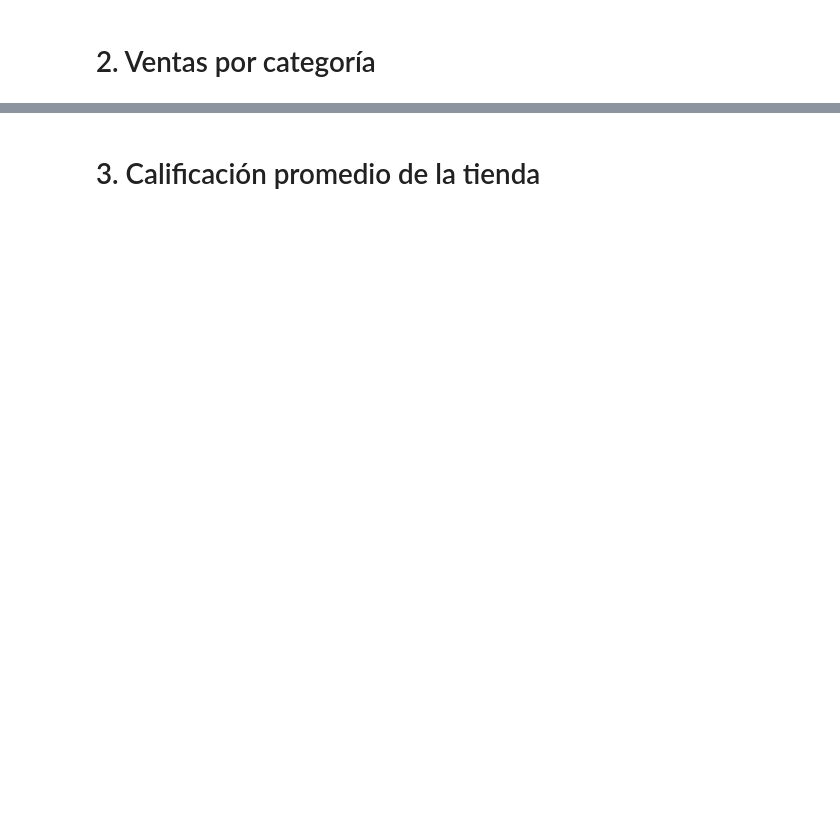
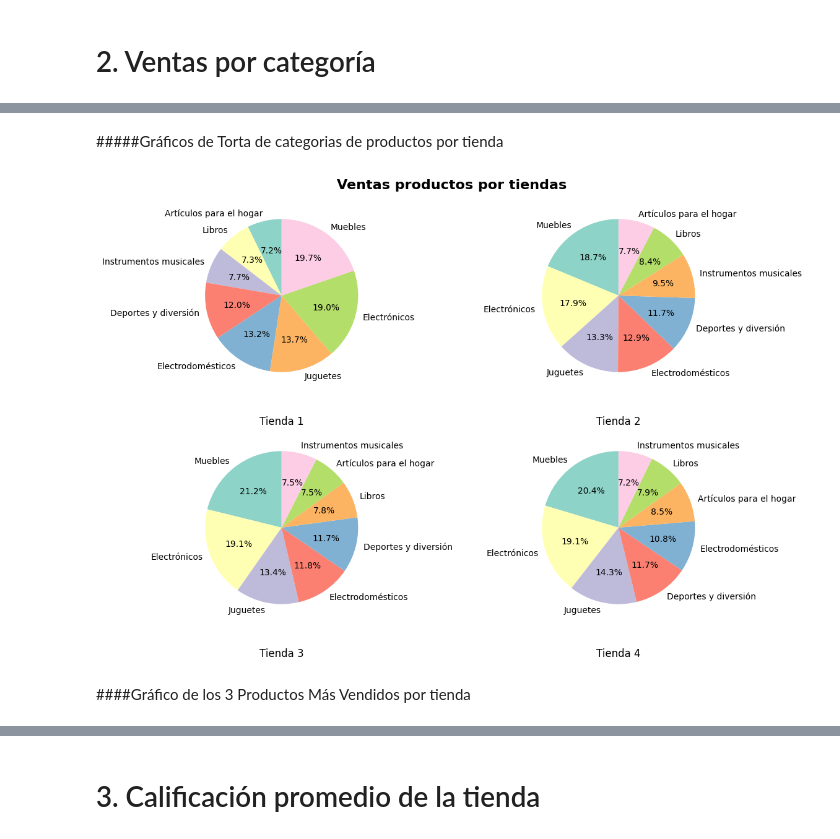
Before and after one commit to lismar0961-lab/Challeger-AlurastoreLatam-Tienda, a Jupyter notebook: Challeger_AluraStoreLatam.ipynb, the cells around one changed output, grey strips where cells are left out. Saved outputs shown, nothing was run; the diff lists cells and outputs as text; code cells hidden in the pictures; blank space fills up the shorter version.

```diff
--- a/Challeger_AluraStoreLatam.ipynb
+++ b/Challeger_AluraStoreLatam.ipynb
@@ -182,0 +234,5 @@ memory usage: 221.2+ KB
+# %%
+def Tienda1_categoria(dataset):
+  return dataset.groupby('Categoría del Producto')['Producto'].count().sort_values(ascending=True)
+tienda1_categoria = Tienda1_categoria(tienda1)
+print(tienda1_categoria)
@@ -182,0 +252,5 @@ memory usage: 221.2+ KB
+# %%
+def Tienda2_categoria(dataset):
+  return dataset.groupby('Categoría del Producto')['Producto'].count().sort_values(ascending=False)
+tienda2_categoria = Tienda2_categoria(tienda2)
+print(tienda2_categoria)
@@ -182,0 +270,5 @@ memory usage: 221.2+ KB
+# %%
+def Tienda3_categoria(dataset):
+  return dataset.groupby('Categoría del Producto')['Producto'].count().sort_values(ascending=False)
+tienda3_categoria = Tienda3_categoria(tienda3)
+print(tienda3_categoria)
@@ -182,0 +288,5 @@ memory usage: 221.2+ KB
+# %%
+def Tienda4_categoria(dataset):
+  return dataset.groupby('Categoría del Producto')['Producto'].count().sort_values(ascending=False)
+tienda4_categoria = Tienda4_categoria(tienda4)
+print(tienda4_categoria)
@@ -182,0 +304,22 @@ memory usage: 221.2+ KB
+# %% [markdown]
+#####Gráficos de Torta de categorias de productos por tienda
+# %%
+from numpy._core.fromnumeric import ptp
+fig1, categoria = plt.subplots(2, 2, figsize=(12,8))
+fig1.suptitle("Ventas productos por tiendas", fontsize = 16, fontweight='bold')
+
+categoria[0,0].pie(tienda1_categoria, labels = tienda1_categoria.index, autopct='%1.1f%%', startangle=90, colors=plt.cm.Set3.colors)
+categoria[0,0].set_title('Tienda 1', y=-0.2)
+categoria[0,1].pie(tienda2_categoria, labels = tienda2_categoria.index, autopct='%1.1f%%', startangle=90, colors=plt.cm.Set3.colors)
+categoria[0,1].set_title('Tienda 2', y=-0.2)
+categoria[1,0].pie(tienda3_categoria, labels = tienda3_categoria.index, autopct='%1.1f%%', startangle=90, colors=plt.cm.Set3.colors)
+categoria[1,0].set_title('Tienda 3', y=-0.2)
+categoria[1,1].pie(tienda4_categoria, labels = tienda4_categoria.index, autopct='%1.1f%%', startangle=90, colors=plt.cm.Set3.colors)
+categoria[1,1].set_title('Tienda 4', y=-0.2)
+plt.tight_layout(rect=[0, 0.03, 1, 0.95])
+plt.tight_layout()
+plt.show()
+# %% [output]
+[figure, added]
+# %% [markdown]
+####Gráfico de los 3 Productos Más Vendidos por tienda
```
Also changed, not shown: parts of 39 cells of this notebook.
